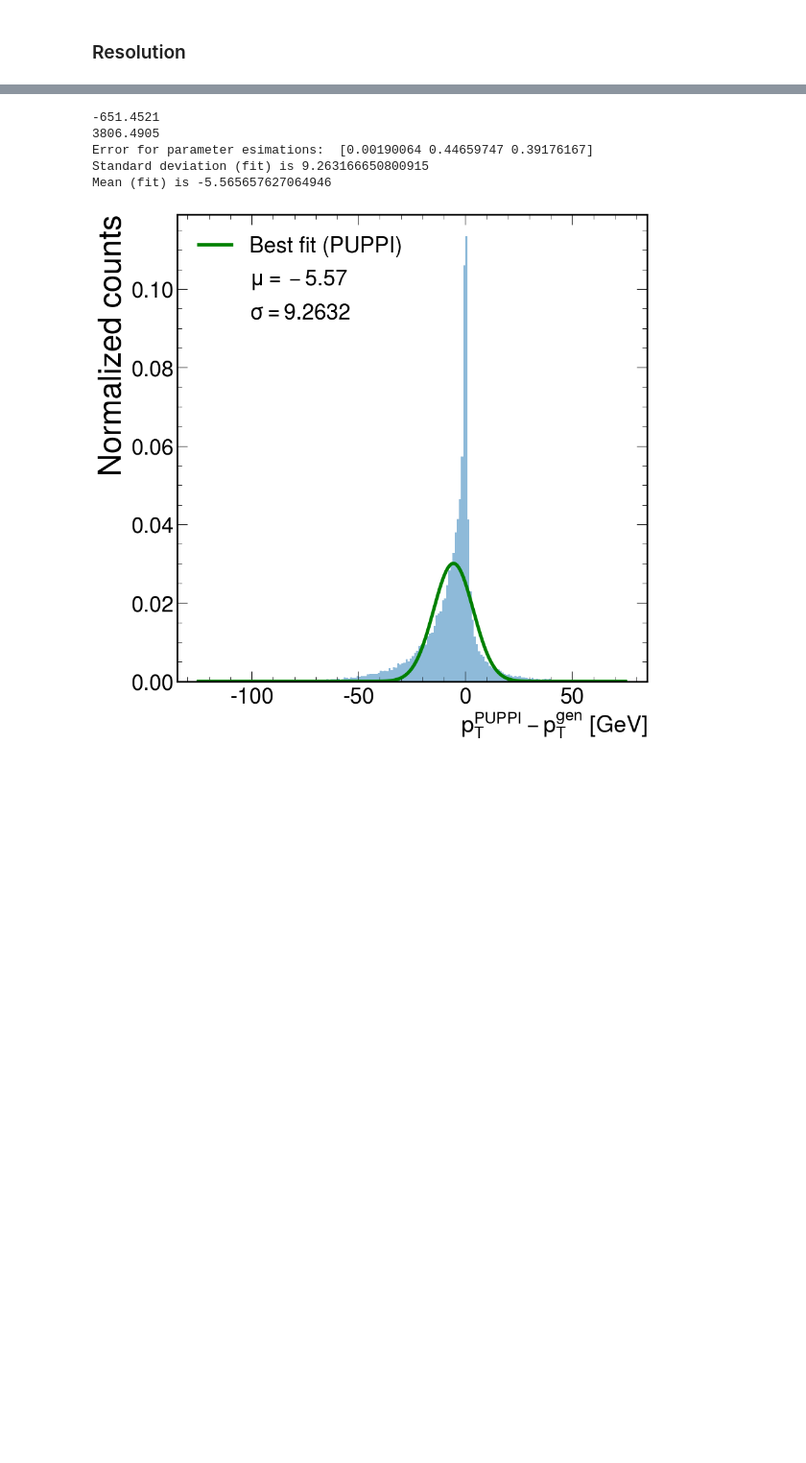
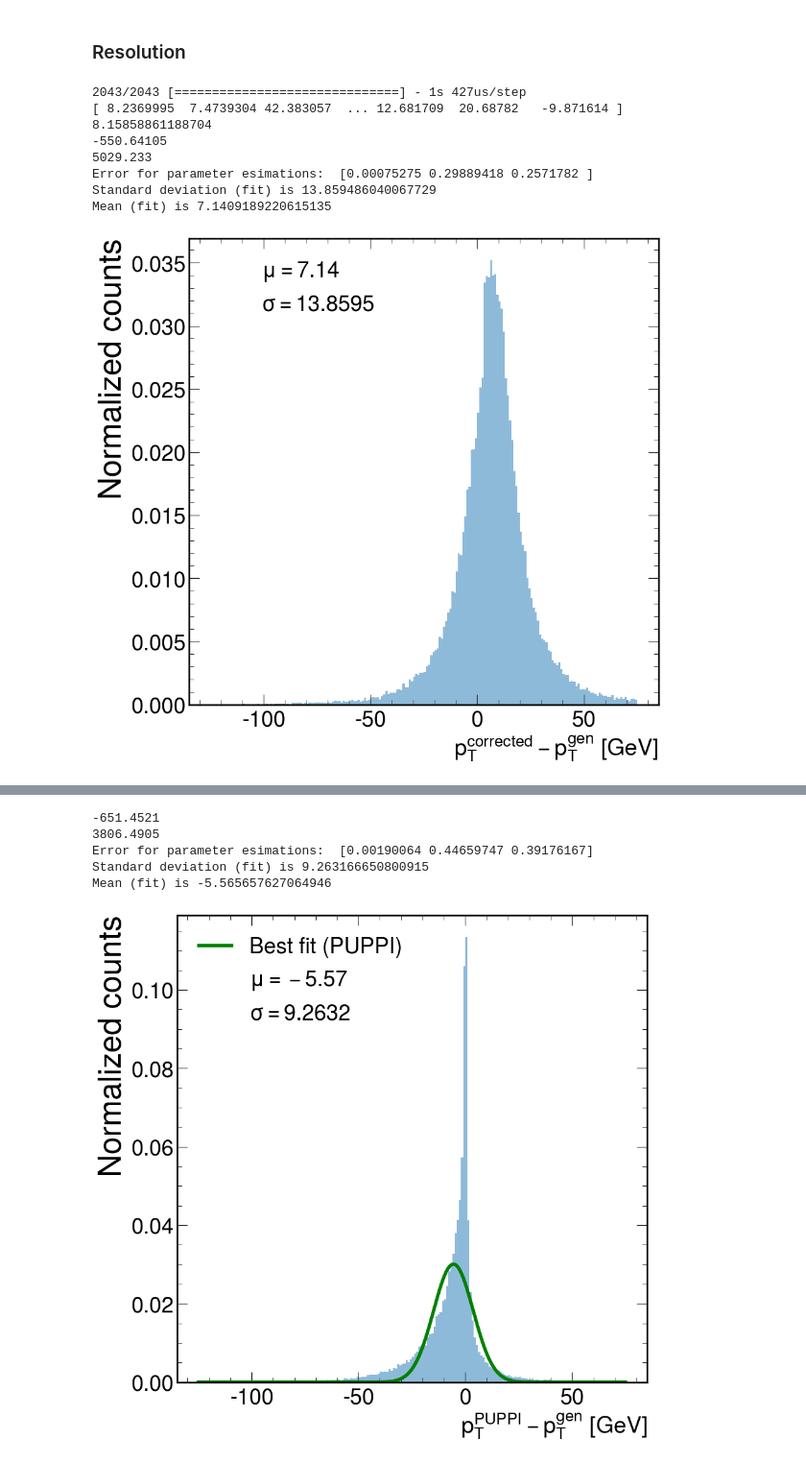
Before and after one commit to ofoofoo/Tau_L1, a Jupyter notebook: notebooks/tau_pt_regress/OFFICIAL_tau_pt_regression_classifier_merge_quantization.ipynb, the cells around one changed output, grey strips where cells are left out. Shown at 96% size. Saved outputs shown, nothing was run; the diff lists cells and outputs as text; code cells hidden in the pictures; blank space fills up the shorter version.

```diff
--- a/notebooks/tau_pt_regress/OFFICIAL_tau_pt_regression_classifier_merge_quantization.ipynb
+++ b/notebooks/tau_pt_regress/OFFICIAL_tau_pt_regression_classifier_merge_quantization.ipynb
@@ -1015,6 +1042,18 @@ def resolution_PUPPI(dir_path, test_index=400000):
 
     plt.legend()
     plt.show()
+# %%
+resolution(ntuples_dataset_path, model_pt_regress_separate_name)
+# %% [output]
+2043/2043 [==============================] - 1s 427us/step
+[ 8.2369995  7.4739304 42.383057  ... 12.681709  20.68782   -9.871614 ]
+8.15858861188704
+-550.64105
+5029.233
+Error for parameter esimations:  [0.00075275 0.29889418 0.2571782 ]
+Standard deviation (fit) is 13.859486040067729
+Mean (fit) is 7.1409189220615135
+[figure, added]
 # %%
 resolution(ntuples_dataset_path, model_merged_name)
 # %% [output]
```
Also changed, not shown: parts of 19 cells of this notebook, 6 other files.
